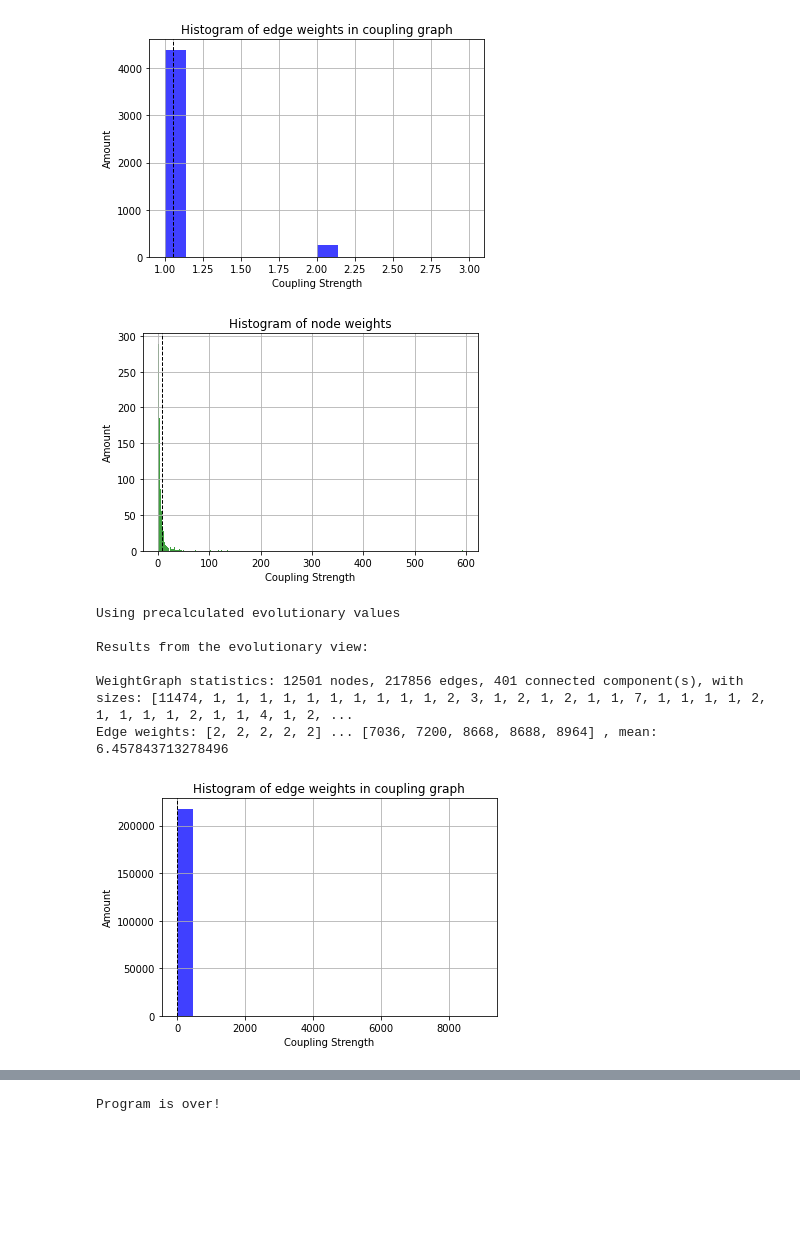
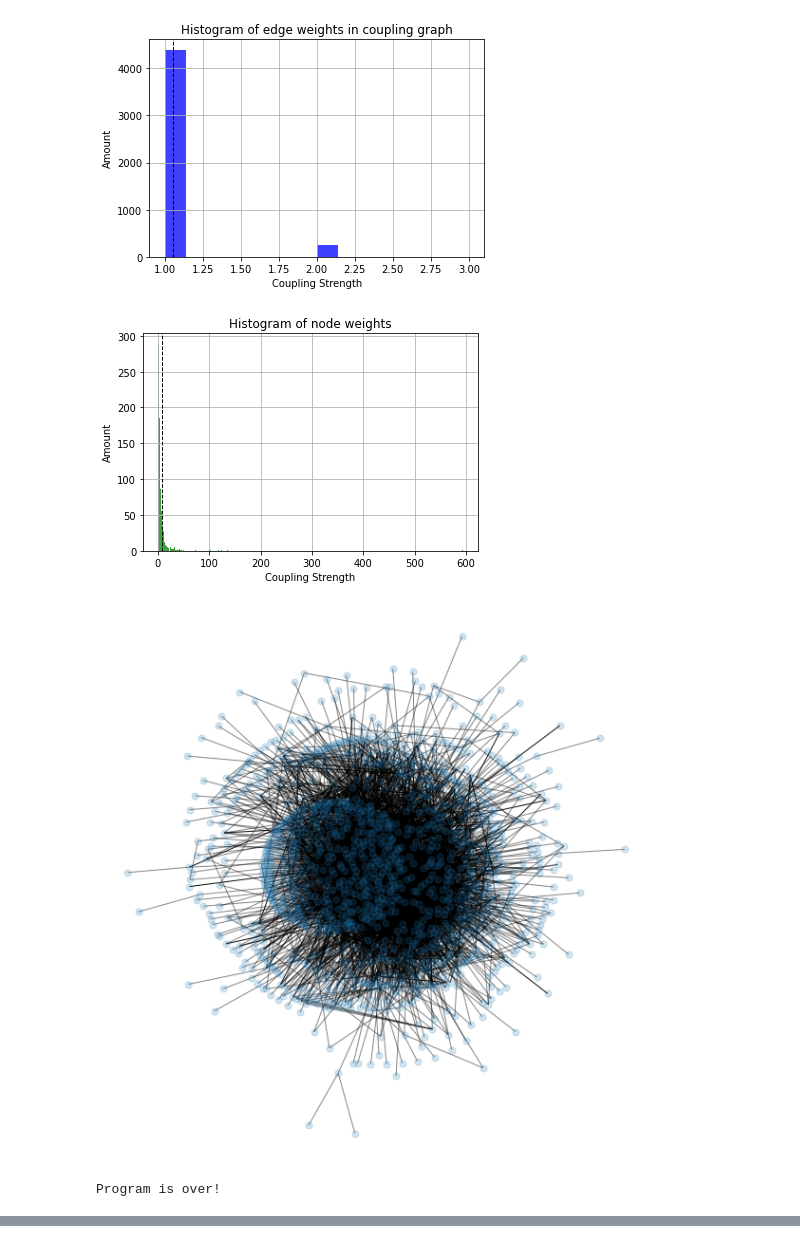
Before and after one commit to ErikBrendel/mvmm, a Jupyter notebook: _MAIN.ipynb, the cells around one changed output, grey strips where cells are left out. Saved outputs shown, nothing was run; the diff lists cells and outputs as text; code cells hidden in the pictures; blank space fills up the shorter version.

```diff
--- a/_MAIN.ipynb
+++ b/_MAIN.ipynb
@@ -12,5 +8,13 @@ repos
+# %%
+repos = [
+    # "square/okhttp",
+    "jenkinsci/jenkins",
+    # "eclipse/che",
+    # "elastic/elasticsearch",
+    # "apache/camel"
+]
 # %%
-views = ["structural", "evolutionary", "linguistic"] # ["structural", "evolutionary", "linguistic"]
+views = ["structural"] # ["structural", "evolutionary", "linguistic"]
 
 for repo in repos:
     r = LocalRepo(repo)
@@ -23,12 +27,18 @@ for repo in repos:
         # MetricManager.clear(r, view)
 
         coupling_graph = MetricManager.get(r, view)
+        # coupling_graph.html_save(repo, view)
+
+
+        print("Most linked nodes:")
+        debug_list = sorted(list(coupling_graph.g.edges.data()), key = lambda e: -e[2]["weight"])
+        print([str(info["weight"]) + ": " + a + " <> " + b for a, b, info in debug_list[0:10]])
 
         print("\nResults from the " + view + " view:\n")
 
         coupling_graph.print_statistics()
         coupling_graph.show_weight_histogram()
-        # coupling_graph.visualize()
+        coupling_graph.visualize(use_spring = True)
         print("\n")
 
 
@@ -47,14 +59,9 @@ Using precalculated structural values
 
 Results from the structural view:
 
 WeightGraph statistics: 1298 nodes, 4654 edges, 3 connected component(s), with sizes: [1292, 4, 2]
 Edge weights: [1, 1, 1, 1, 1] ... [2, 2, 2, 2, 3] , mean: 1.056295659647615
 [figure]
 [figure]
+[figure, new version]
-Using precalculated evolutionary values
-
-Results from the evolutionary view:
-
-WeightGraph statistics: 12501 nodes, 217856 edges, 401 connected component(s), with sizes: [11474, 1, 1, 1, 1, 1, 1, 1, 1, 1, 1, 2, 3, 1, 2, 1, 2, 1, 1, 7, 1, 1, 1, 1, 2, 1, 1, 1, 1, 2, 1, 1, 4, 1, 2, ...
-Edge weights: [2, 2, 2, 2, 2] ... [7036, 7200, 8668, 8688, 8964] , mean: 6.457843713278496
+Program is over!
-[figure, old version]
@@ -70 +67,0 @@ Edge weights: [2.578510805763392e-06, 2.6619348095075013e-06, 4.745192038655049e
-Program is over!
```
Also changed, not shown: parts of 2 cells of this notebook, 2 other files.
